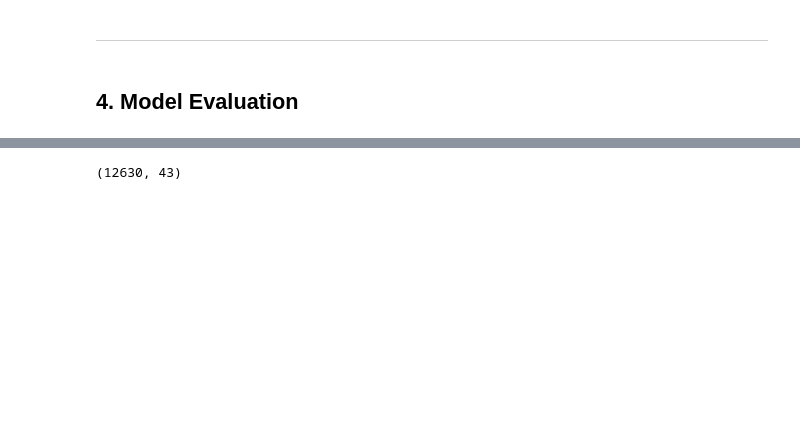
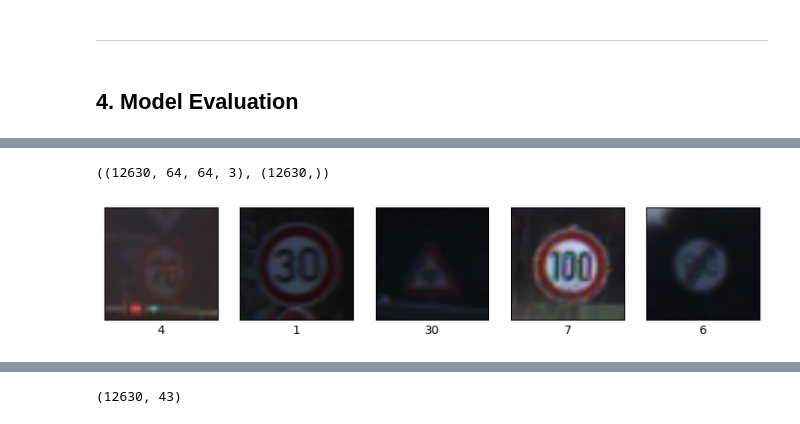
Before and after one commit to Medkallel/Road-Signs-Deep-Learning-Classification, a Jupyter notebook: Models_Training.ipynb, the cells around one changed output, grey strips where cells are left out. Drawn from its saved outputs; the diff is of its cells as text; code cells hidden in the pictures; blank space fills up the shorter version.

```diff
--- a/Models_Training.ipynb
+++ b/Models_Training.ipynb
@@ -266 +221,9 @@ The size of the train images: (64, 64, 64, 3)
+# %%
+X_test.shape, Y_test.shape
+# %% [output]
+((12630, 64, 64, 3), (12630,))
+# %%
+plot_random_samples(test_meta_data, X_test)
+# %% [output]
+[figure, added]
 # %%
```
Also changed, not shown: parts of 33 cells of this notebook.
